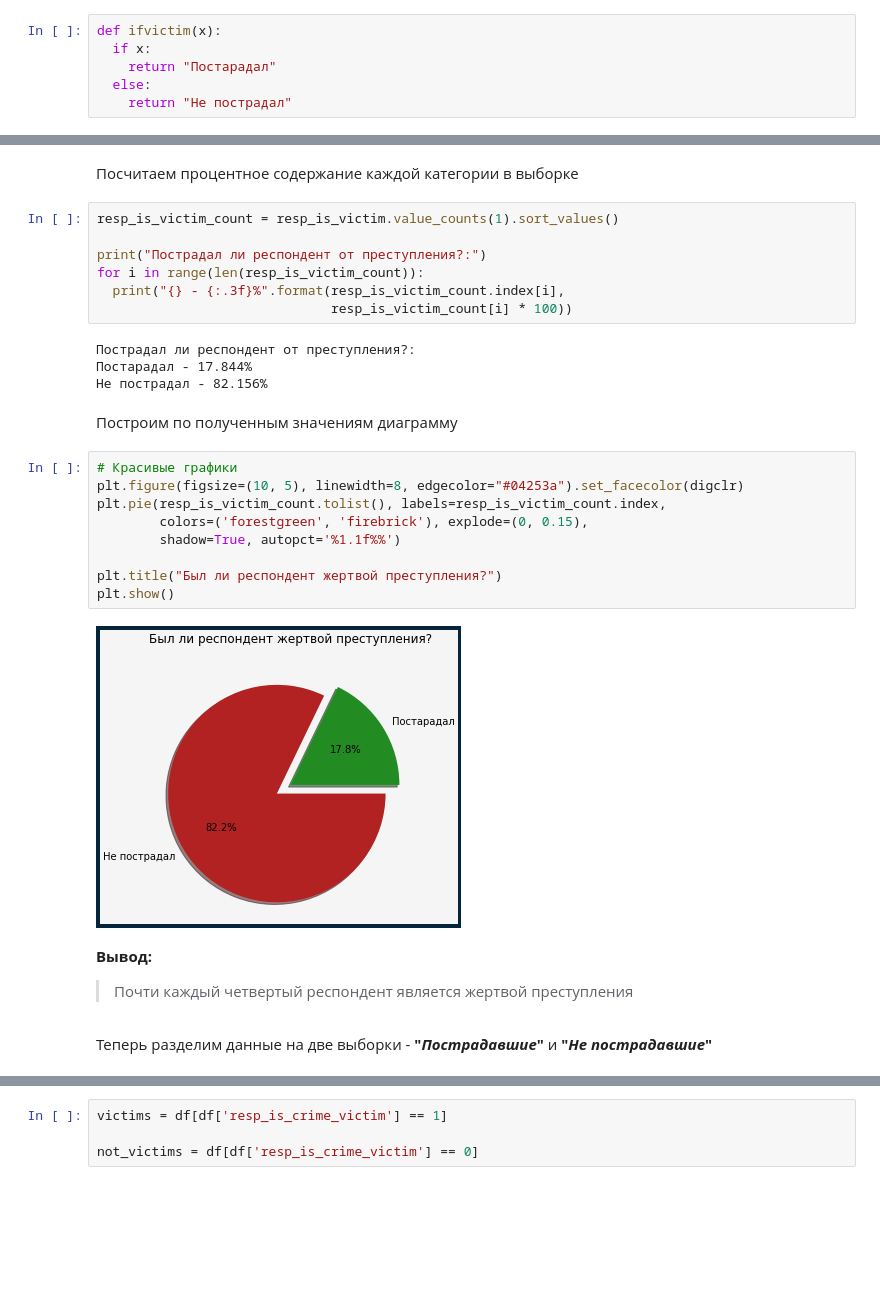
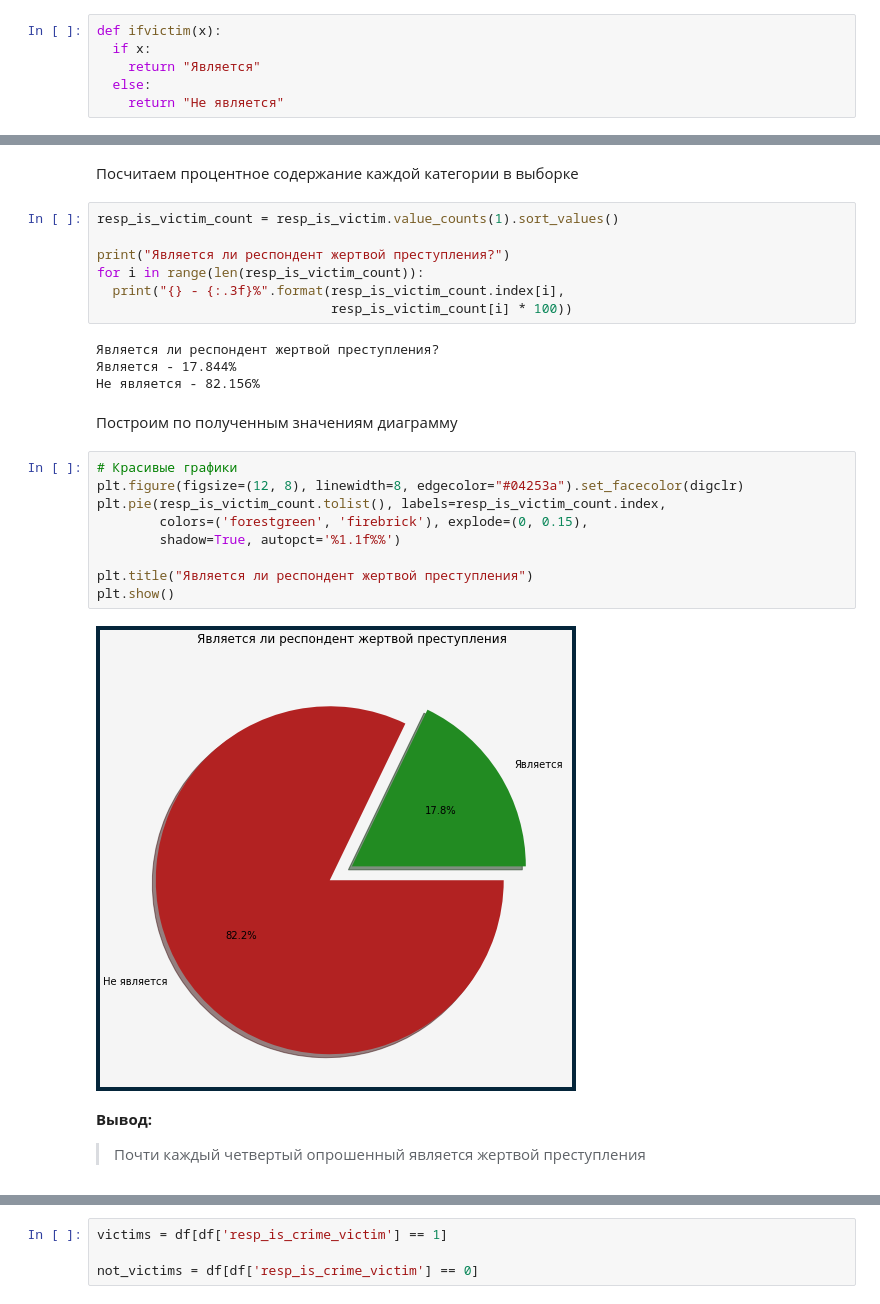
Before and after one commit to litosha/sirius, a Jupyter notebook: Анализ.ipynb, the cells around one changed output, grey strips where cells are left out. Cells and saved outputs as stored; diff of their text form; blank space fills up the shorter version.

```diff
--- a/Анализ.ipynb
+++ b/Анализ.ipynb
@@ -144,9 +209,9 @@ pd.options.mode.chained_assignment = None  # default='warn'
 # %%
 def ifvictim(x):
   if x:
-    return "Постарадал"
+    return "Является"
   else:
-    return "Не пострадал"
+    return "Не является"
 # %% [markdown]
 Создадим необходимую выборку из датафрейма и определим, достаточен ли ее размер для последующего анализа
 # %%
@@ -161,29 +226,27 @@ print("Выборка содержит", len(resp_is_victim), "строк")
 # %%
 resp_is_victim_count = resp_is_victim.value_counts(1).sort_values()
 
-print("Пострадал ли респондент от преступления?:")
+print("Является ли респондент жертвой преступления?")
 for i in range(len(resp_is_victim_count)):
   print("{} - {:.3f}%".format(resp_is_victim_count.index[i],
                               resp_is_victim_count[i] * 100))
 # %% [output]
-Пострадал ли респондент от преступления?:
-Постарадал - 17.844%
-Не пострадал - 82.156%
+Является ли респондент жертвой преступления?
+Является - 17.844%
+Не является - 82.156%
 # %% [markdown]
 Построим по полученным значениям диаграмму
 # %%
 # Красивые графики
-plt.figure(figsize=(10, 5), linewidth=8, edgecolor="#04253a").set_facecolor(digclr)
+plt.figure(figsize=(12, 8), linewidth=8, edgecolor="#04253a").set_facecolor(digclr)
 plt.pie(resp_is_victim_count.tolist(), labels=resp_is_victim_count.index,
         colors=('forestgreen', 'firebrick'), explode=(0, 0.15),
         shadow=True, autopct='%1.1f%%')
 
-plt.title("Был ли респондент жертвой преступления?")
+plt.title("Является ли респондент жертвой преступления")
 plt.show()
 # %% [output]
-[figure, old version]
+[figure, new version]
 # %% [markdown]
 **Вывод:**
-> Почти каждый четвертый респондент является жертвой преступления
+> Почти каждый четвертый опрошенный является жертвой преступления
-# %% [markdown]
-Теперь разделим данные на две выборки - **"*Пострадавшие*"** и **"*Не пострадавшие*"**
```
Also changed, not shown: parts of 56 cells of this notebook.
